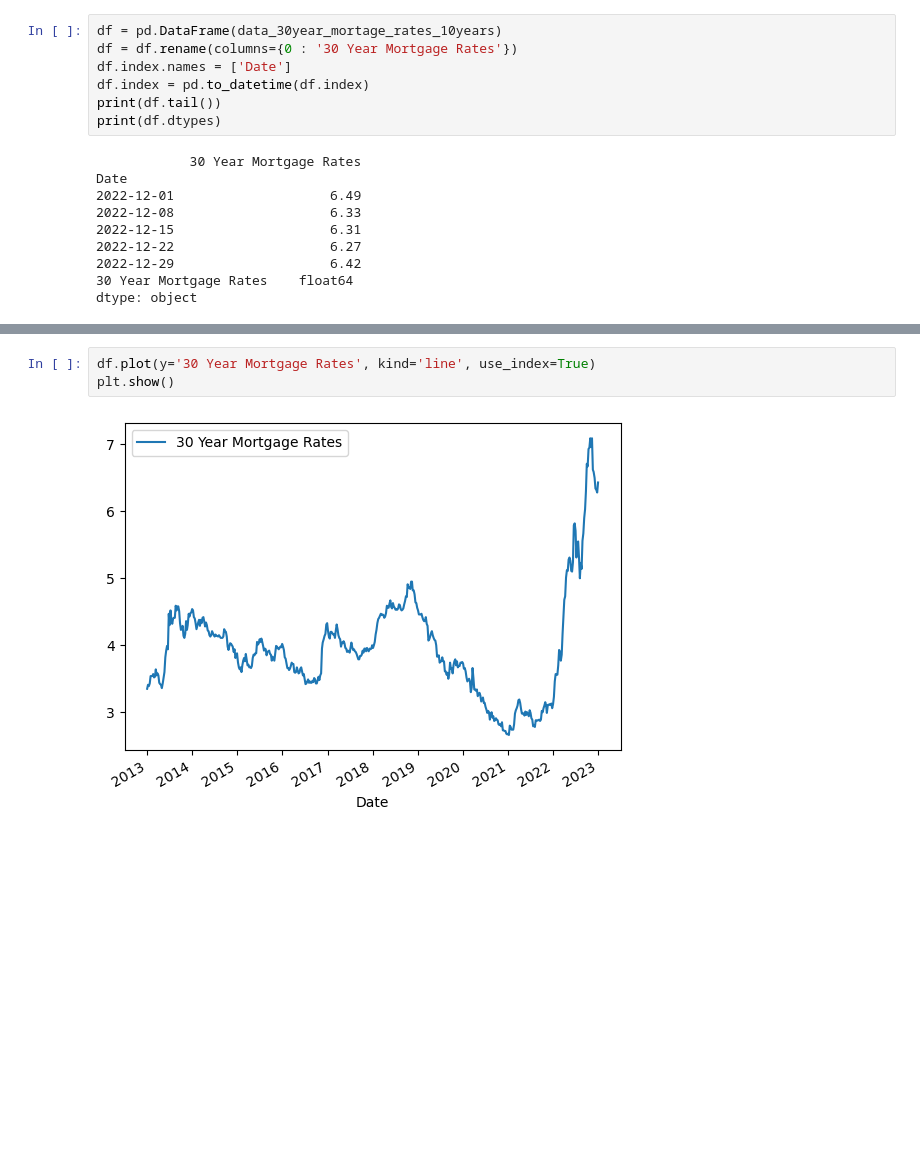
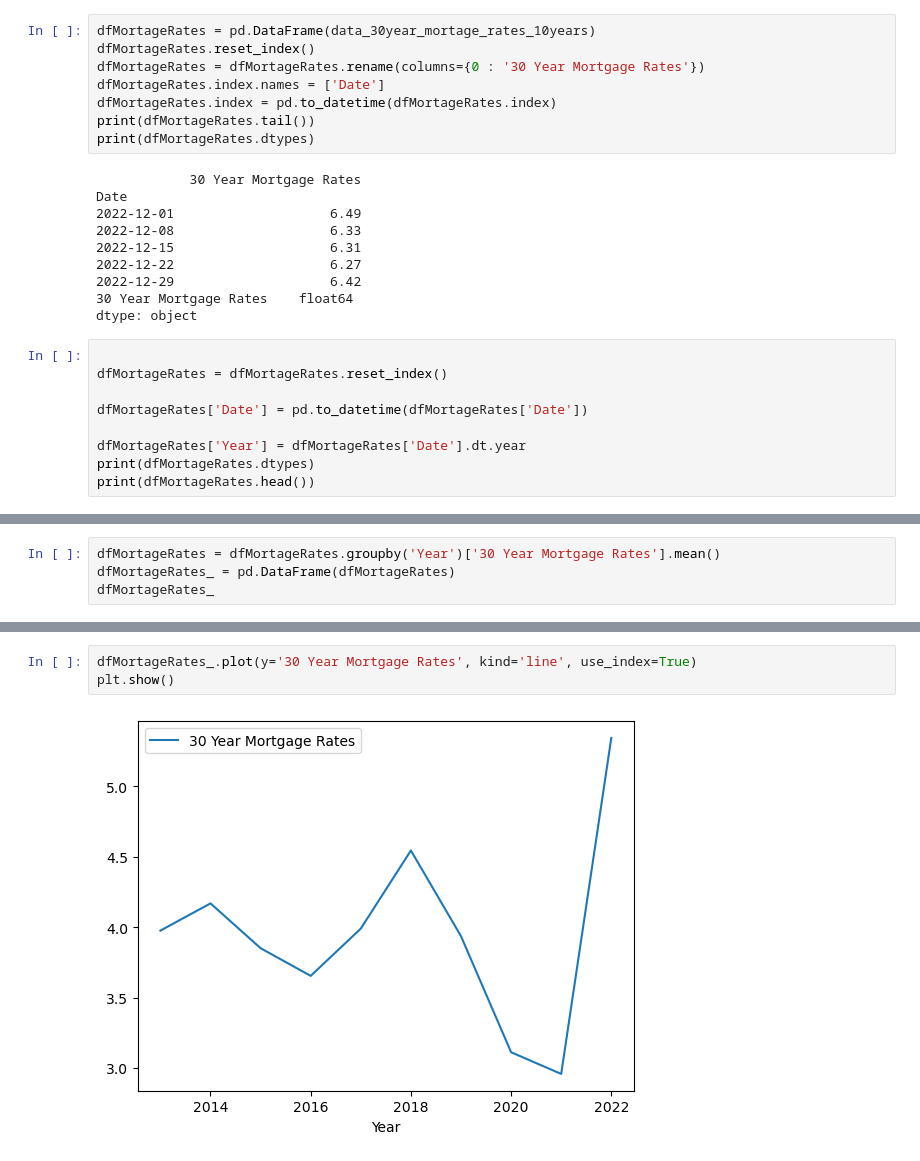
Before and after one commit to ramkumarpj/project-one, a Jupyter notebook: code/HomeSales_InterestRate_Analysis.ipynb, the cells around one changed output, grey strips where cells are left out. Drawn from its saved outputs; the diff is of its cells as text; blank space fills up the shorter version.

```diff
--- a/code/HomeSales_InterestRate_Analysis.ipynb
+++ b/code/HomeSales_InterestRate_Analysis.ipynb
@@ -47,12 +47,13 @@ data_30year_mortage_rates_10years
 2022-12-29    6.42
 Length: 522, dtype: float64
 # %%
-df = pd.DataFrame(data_30year_mortage_rates_10years)
-df = df.rename(columns={0 : '30 Year Mortgage Rates'})
-df.index.names = ['Date']
-df.index = pd.to_datetime(df.index)
-print(df.tail())
-print(df.dtypes)
+dfMortageRates = pd.DataFrame(data_30year_mortage_rates_10years)
+dfMortageRates.reset_index()
+dfMortageRates = dfMortageRates.rename(columns={0 : '30 Year Mortgage Rates'})
+dfMortageRates.index.names = ['Date']
+dfMortageRates.index = pd.to_datetime(dfMortageRates.index)
+print(dfMortageRates.tail())
+print(dfMortageRates.dtypes)
 # %% [output]
             30 Year Mortgage Rates
 Date
@@ -63,3 +64,12 @@ Date
 2022-12-29                    6.42
 30 Year Mortgage Rates    float64
 dtype: object
+# %%
+
+dfMortageRates = dfMortageRates.reset_index()
+
+dfMortageRates['Date'] = pd.to_datetime(dfMortageRates['Date'])
+
+dfMortageRates['Year'] = dfMortageRates['Date'].dt.year
+print(dfMortageRates.dtypes)
+print(dfMortageRates.head())
@@ -65,0 +87,4 @@ dtype: object
+# %%
+dfMortageRates = dfMortageRates.groupby('Year')['30 Year Mortgage Rates'].mean()
+dfMortageRates_ = pd.DataFrame(dfMortageRates)
+dfMortageRates_
@@ -66,5 +104,5 @@ dtype: object
 # %%
-df.plot(y='30 Year Mortgage Rates', kind='line', use_index=True)
+dfMortageRates_.plot(y='30 Year Mortgage Rates', kind='line', use_index=True)
 plt.show()
 # %% [output]
-[figure, old version]
+[figure, new version]
```
Also changed, not shown: parts of 37 cells of this notebook, 1 other file.
